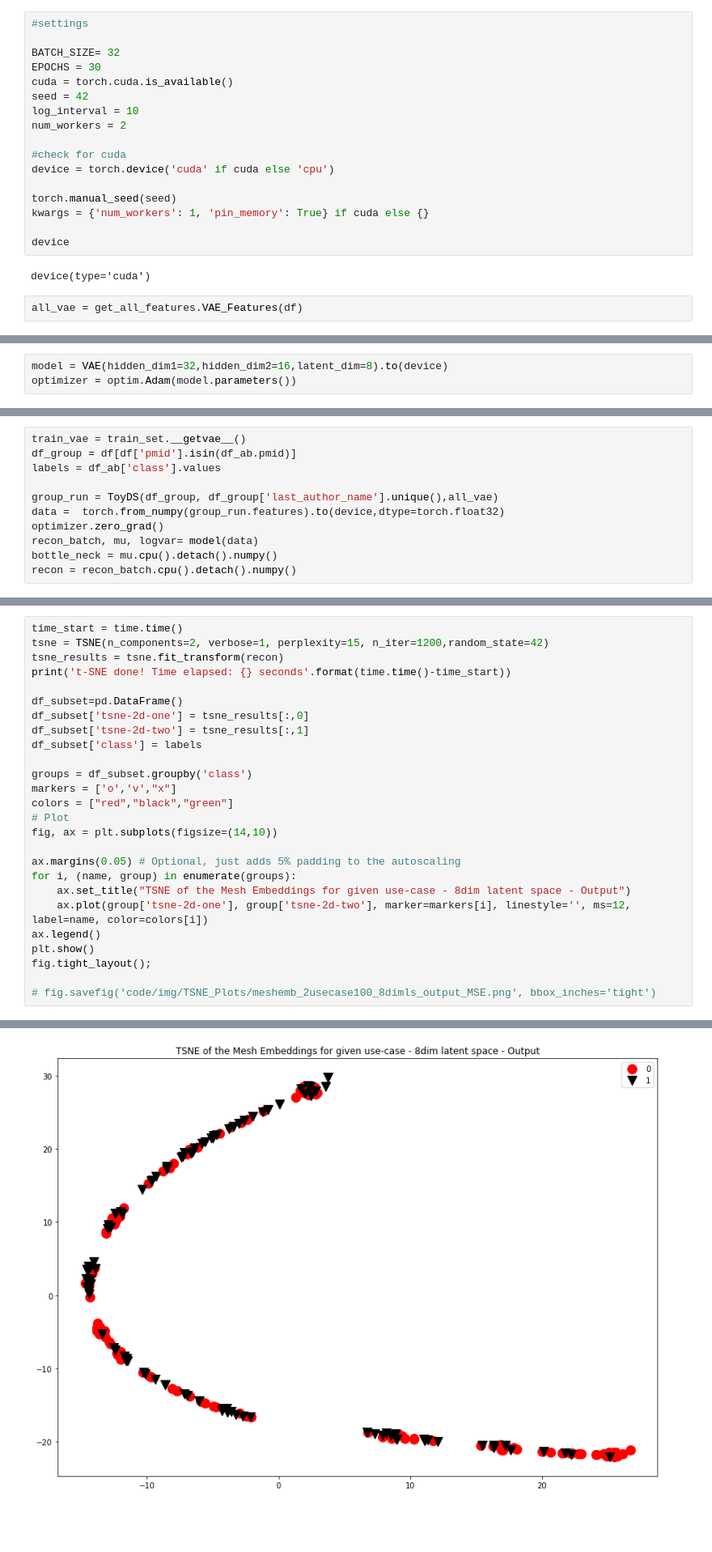
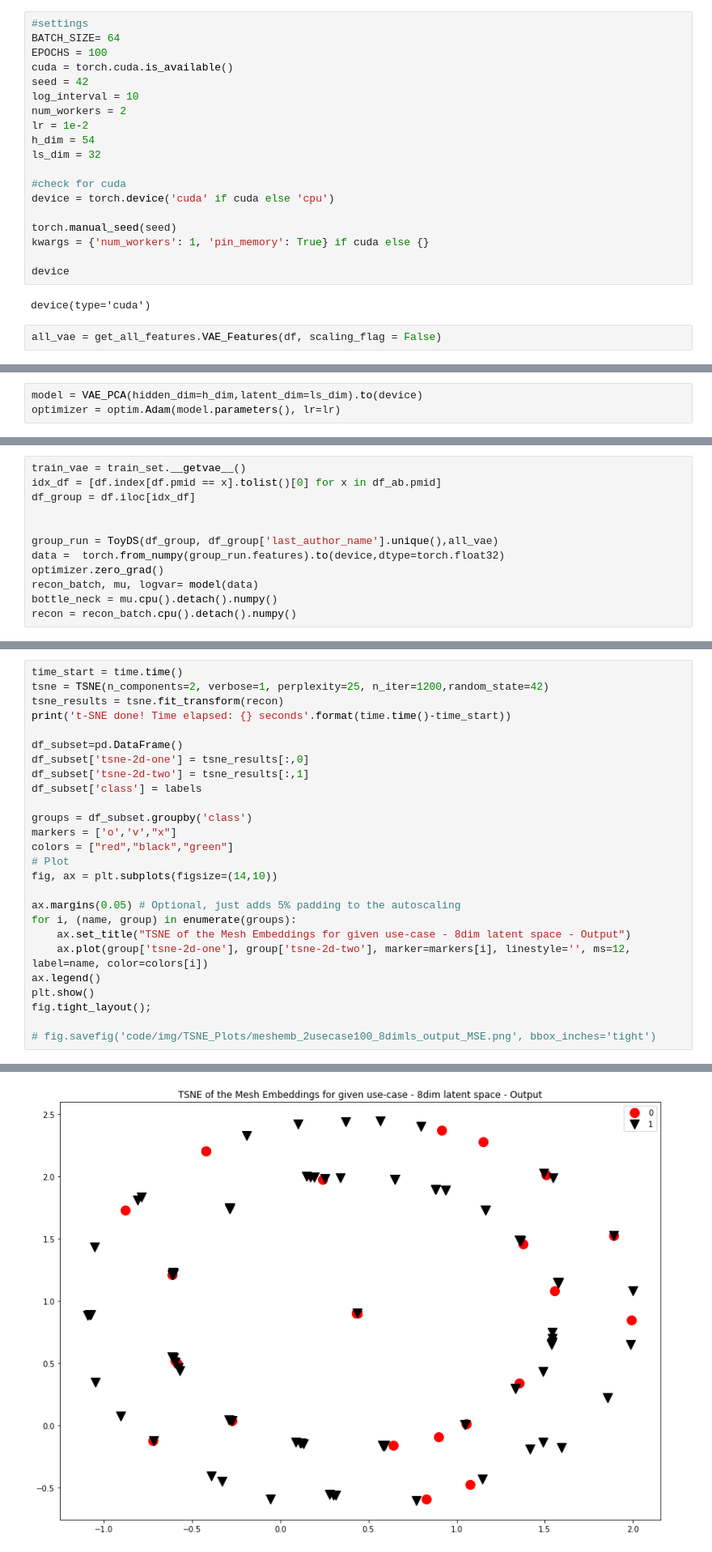
Before and after one commit to ShaulSolomon/academix-ydata-project-truncated, a Jupyter notebook: code/5_vae.ipynb, the cells around one changed output, grey strips where cells are left out. Shown at 81% size. Saved outputs shown, nothing was run; the diff lists cells and outputs as text; blank space fills up the shorter version.

```diff
--- a/code/5_vae.ipynb
+++ b/code/5_vae.ipynb
@@ -103,12 +103,14 @@ selection_test = list(set(df['last_author_name']) - set(auth_usecase))[5000:6000
 # %%
 #settings
-
-BATCH_SIZE= 32
-EPOCHS = 30
+BATCH_SIZE= 64
+EPOCHS = 100
 cuda = torch.cuda.is_available()
 seed = 42
 log_interval = 10
 num_workers = 2
+lr = 1e-2
+h_dim = 54
+ls_dim = 32
 
 #check for cuda
 device = torch.device('cuda' if cuda else 'cpu')
@@ -120,4 +122,4 @@ device
 # %% [output]
 device(type='cuda')
 # %%
-all_vae = get_all_features.VAE_Features(df)
+all_vae = get_all_features.VAE_Features(df, scaling_flag = False)
@@ -256,3 +306,3 @@ def loss_function(recon_x, x, mu, log_var):
 # %%
-model = VAE(hidden_dim1=32,hidden_dim2=16,latent_dim=8).to(device)
-optimizer = optim.Adam(model.parameters())
+model = VAE_PCA(hidden_dim=h_dim,latent_dim=ls_dim).to(device)
+optimizer = optim.Adam(model.parameters(), lr=lr)
@@ -573,7 +619,8 @@ df_ab.drop_duplicates(keep='first',inplace=True)
 # %%
 train_vae = train_set.__getvae__()
-df_group = df[df['pmid'].isin(df_ab.pmid)]
-labels = df_ab['class'].values
+idx_df = [df.index[df.pmid == x].tolist()[0] for x in df_ab.pmid]
+df_group = df.iloc[idx_df]
+
 
 group_run = ToyDS(df_group, df_group['last_author_name'].unique(),all_vae)
 data =  torch.from_numpy(group_run.features).to(device,dtype=torch.float32)
@@ -627,7 +674,7 @@ t-SNE done! Time elapsed: 0.46600818634033203 seconds
 ## Output TSNE
 # %%
 time_start = time.time()
-tsne = TSNE(n_components=2, verbose=1, perplexity=15, n_iter=1200,random_state=42)
+tsne = TSNE(n_components=2, verbose=1, perplexity=25, n_iter=1200,random_state=42)
 tsne_results = tsne.fit_transform(recon)
 print('t-SNE done! Time elapsed: {} seconds'.format(time.time()-time_start))
 
@@ -663,4 +710,4 @@ t-SNE done! Time elapsed: 0.4426546096801758 seconds
-[figure, old version]
+[figure, new version]
 # %% [markdown]
 ## LATENT SPACE TSNE
 # %%
```
Also changed, not shown: parts of 21 cells of this notebook, 8 other files.
